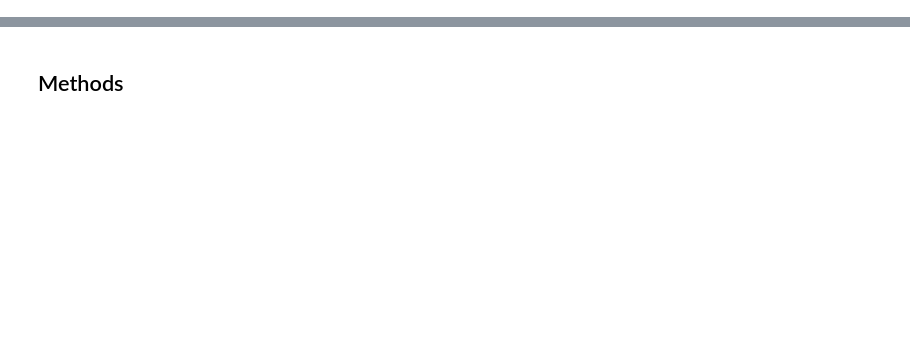
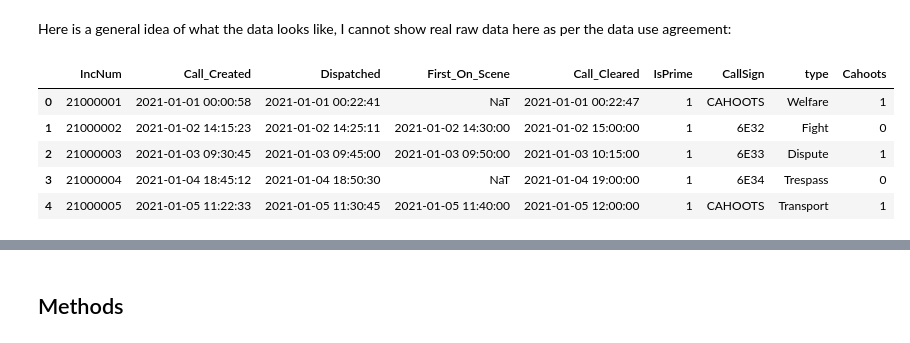
Before and after one commit to Nathan-M-Burton/Cahoots-Impact-Assessment, a Jupyter notebook: Final_Research_Paper/final_paper.ipynb, the cells around one changed output, grey strips where cells are left out. Cells and saved outputs as stored; diff of their text form; code cells hidden in the pictures; blank space fills up the shorter version.

```diff
--- a/Final_Research_Paper/final_paper.ipynb
+++ b/Final_Research_Paper/final_paper.ipynb
@@ -15 +44,48 @@ The data we will be using comes two sources. The first is computer aided dispatc
+# %% [markdown]
+Here is a general idea of what the data looks like, I cannot show real raw data here as per the data use agreement:
+# %%
+import pandas as pd
+import numpy as np
+data = {
+    "IncNum": [
+        "21000001", "21000002", "21000003",
+        "21000004", "21000005"
+    ],
+    "Call_Created": [
+        "2021-01-01 00:00:58", "2021-01-02 14:15:23", "2021-01-03 09:30:45",
+        "2021-01-04 18:45:12", "2021-01-05 11:22:33"
+    ],
+    "Dispatched": [
+        "2021-01-01 00:22:41", "2021-01-02 14:25:11", "2021-01-03 09:45:00",
+        "2021-01-04 18:50:30", "2021-01-05 11:30:45"
+    ],
+    "First_On_Scene": [
+        pd.NaT, "2021-01-02 14:30:00", "2021-01-03 09:50:00",
+        pd.NaT, "2021-01-05 11:40:00"
+    ],
+    "Call_Cleared": [
+        "2021-01-01 00:22:47", "2021-01-02 15:00:00", "2021-01-03 10:15:00",
+        "2021-01-04 19:00:00", "2021-01-05 12:00:00"
+    ],
+
+    "IsPrime": [1, 1, 1, 1, 1],
+
+    "CallSign": ["CAHOOTS", "6E32", "6E33", "6E34", "CAHOOTS"],
+
+    "type": ["Welfare", "Fight", "Dispute", "Trespass", "Transport" ],
+
+    "Cahoots": [
+        1, 0, 1, 0, 1
+    ]
+}
+
+df = pd.DataFrame(data)
+df
+# %% [output]
+|  | IncNum | Call_Created | Dispatched | First_On_Scene | Call_Cleared | IsPrime | CallSign | type | Cahoots |
+| 0 | 21000001 | 2021-01-01 00:00:58 | 2021-01-01 00:22:41 | NaT | 2021-01-01 00:22:47 | 1 | CAHOOTS | Welfare | 1 |
+| 1 | 21000002 | 2021-01-02 14:15:23 | 2021-01-02 14:25:11 | 2021-01-02 14:30:00 | 2021-01-02 15:00:00 | 1 | 6E32 | Fight | 0 |
+| 2 | 21000003 | 2021-01-03 09:30:45 | 2021-01-03 09:45:00 | 2021-01-03 09:50:00 | 2021-01-03 10:15:00 | 1 | 6E33 | Dispute | 1 |
+| 3 | 21000004 | 2021-01-04 18:45:12 | 2021-01-04 18:50:30 | NaT | 2021-01-04 19:00:00 | 1 | 6E34 | Trespass | 0 |
+| 4 | 21000005 | 2021-01-05 11:22:33 | 2021-01-05 11:30:45 | 2021-01-05 11:40:00 | 2021-01-05 12:00:00 | 1 | CAHOOTS | Transport | 1 |
 # %% [markdown]
```
Also changed, not shown: parts of 71 cells of this notebook, 18 other files.
